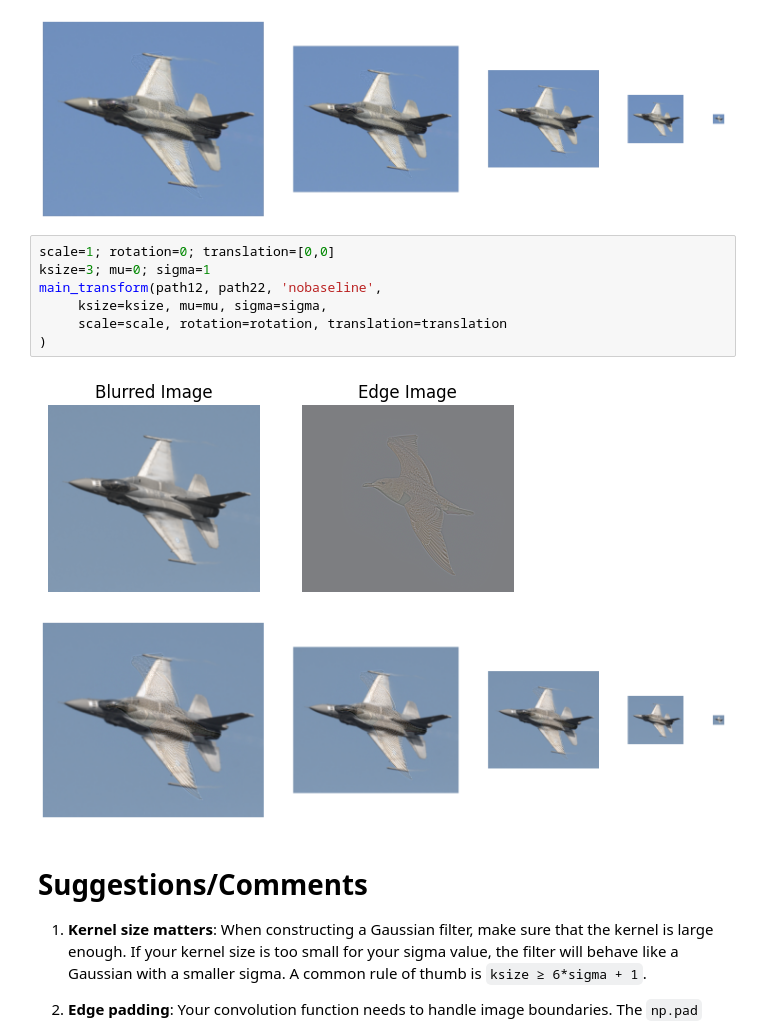
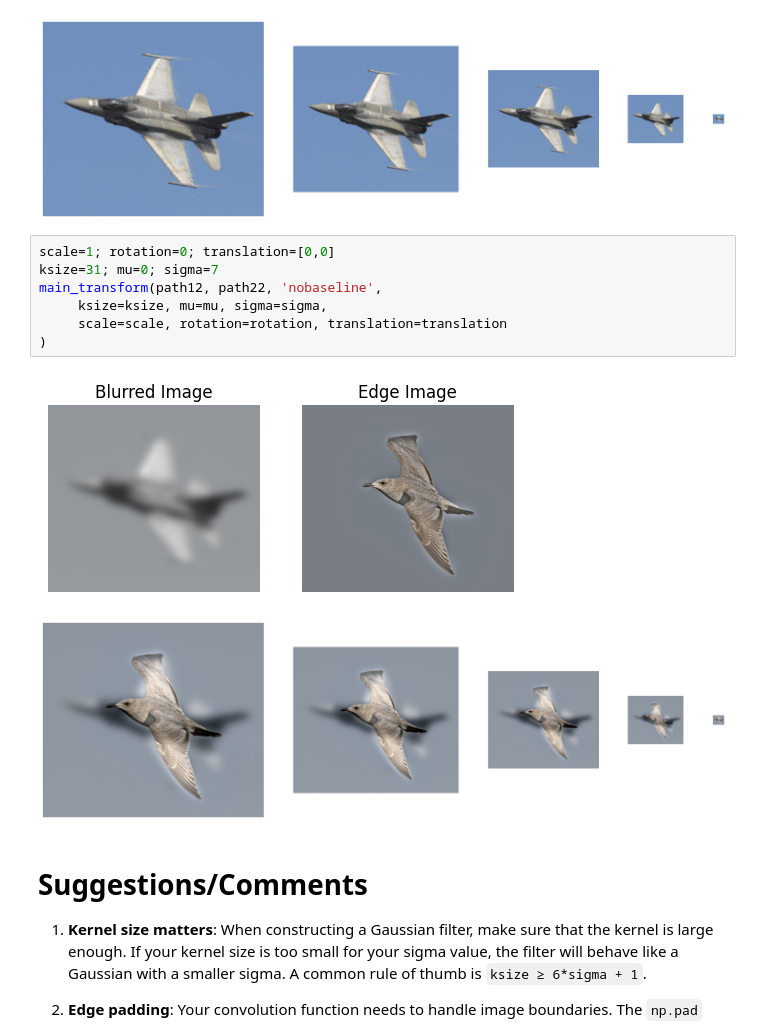
Before and after one commit to smal3iutre2/washu-5509, a Jupyter notebook: HW/CSE5509_HW2.ipynb, the cells around one changed output. Drawn from its saved outputs; the diff is of its cells as text.

```diff
--- a/HW/CSE5509_HW2.ipynb
+++ b/HW/CSE5509_HW2.ipynb
@@ -548,14 +548,14 @@ main_transform(path12, path22, 'baseline',
 [figure]
 # %%
 scale=1; rotation=0; translation=[0,0]
-ksize=3; mu=0; sigma=1
+ksize=31; mu=0; sigma=7
 main_transform(path12, path22, 'nobaseline',
      ksize=ksize, mu=mu, sigma=sigma,
      scale=scale, rotation=rotation, translation=translation
 )
 # %% [output]
-[figure, old version]
+[figure, new version]
-[figure, old version]
+[figure, new version]
 # %% [markdown]
 # Suggestions/Comments
 
```
